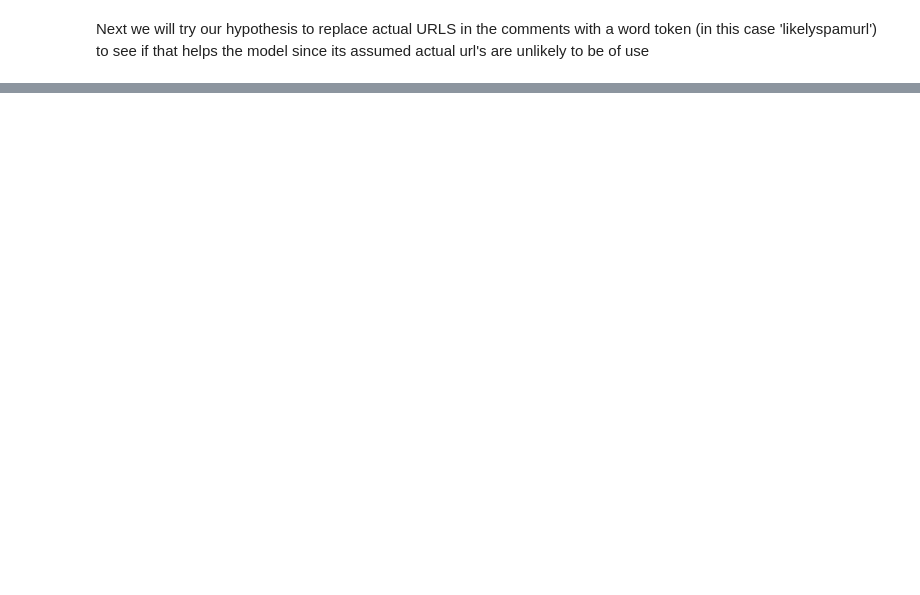
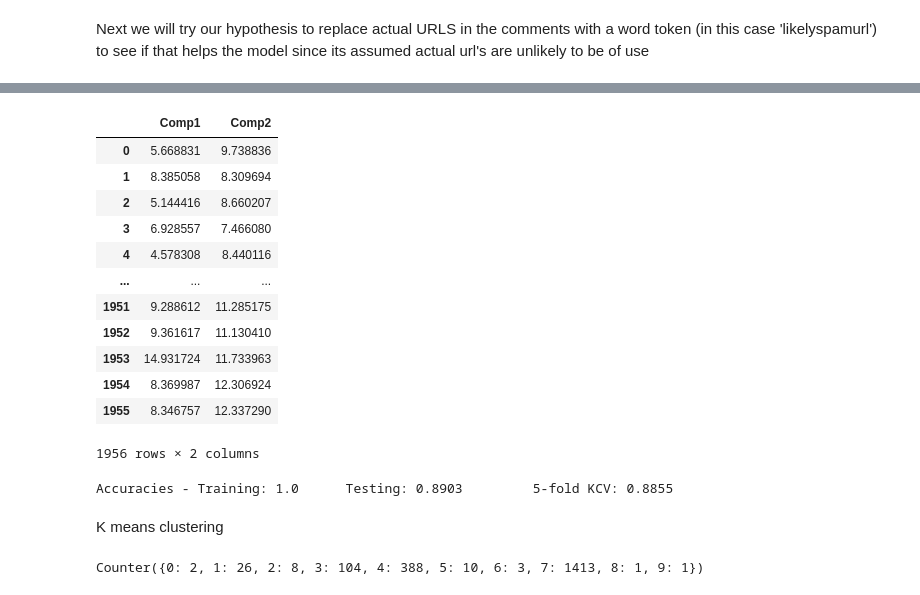
Before and after one commit to sagarwal10/kaggle-learn, a Jupyter notebook: CS67_FINAL_PROJECT.ipynb, the cells around one changed output, grey strips where cells are left out. Saved outputs shown, nothing was run; the diff lists cells and outputs as text; code cells hidden in the pictures; blank space fills up the shorter version.

```diff
--- a/CS67_FINAL_PROJECT.ipynb
+++ b/CS67_FINAL_PROJECT.ipynb
@@ -392,0 +425,2 @@ Accuracies - Training: 0.9578   Testing: 0.9031         5-fold KCV: 0.9041
+# %%
+dfYTSpam['contentandauthor'] = dfYTSpam['content'] + ' ' + dfYTSpam['author']
@@ -392,0 +571,4 @@ Accuracies - Training: 0.9578   Testing: 0.9031         5-fold KCV: 0.9041
+# %%
+!pip -q install -U sentence-transformers   # https://github.com/UKPLab/sentence-transformers
+from sentence_transformers import SentenceTransformer
+mSBERT = SentenceTransformer('xlm-r-100langs-bert-base-nli-stsb-mean-tokens')
@@ -392,0 +598,14 @@ Accuracies - Training: 0.9578   Testing: 0.9031         5-fold KCV: 0.9041
+# %%
+from sklearn.feature_extraction.text import CountVectorizer
+CntVec = CountVectorizer(binary=False, min_df=0.0, max_df=1.0)
+totalVec = CntVec.fit_transform(dfYTSpam['preprocessed_content'])
+sentence_embeddings = mSBERT.encode(dfYTSpam['preprocessed_content'])
+dfTotalVec=pd.DataFrame(sentence_embeddings)
+# %%
+import umap
+
+colors = ['r' if flag==True else 'b' for flag in dfYTSpam['class']]
+mUMAP = umap.UMAP(n_neighbors=10, min_dist=0.1, metric='correlation').fit_transform(dfTotalVec)
+dfUMAP = pd.DataFrame(mUMAP, index=dfTotalVec.index, columns=['Comp1','Comp2'])
+plt.rcParams['figure.figsize'] = [10,10]
+dfUMAP.plot.scatter('Comp1','Comp2', color=colors, grid=True, title='UMAP (2D representation) of Spam Vectors');
@@ -392,0 +614,28 @@ Accuracies - Training: 0.9578   Testing: 0.9031         5-fold KCV: 0.9041
+# %%
+dfUMAP
+# %% [output]
+|  | Comp1 | Comp2 |
+| 0 | 5.668831 | 9.738836 |
+| 1 | 8.385058 | 8.309694 |
+| 2 | 5.144416 | 8.660207 |
+| 3 | 6.928557 | 7.466080 |
+| 4 | 4.578308 | 8.440116 |
+| ... | ... | ... |
+| 1951 | 9.288612 | 11.285175 |
+| 1952 | 9.361617 | 11.130410 |
+| 1953 | 14.931724 | 11.733963 |
+| 1954 | 8.369987 | 12.306924 |
+| 1955 | 8.346757 | 12.337290 |
+1956 rows × 2 columns
+# %%
+trainVec, testVec, trainLabel, testLabel = train_test_split(dfUMAP, dfYTSpam['class'], test_size=.2, random_state=0)
+model=RandomForestClassifier(n_estimators=100, random_state=0)
+model.fit(trainVec, trainLabel)
+arrCVS = sklearn.model_selection.cross_val_score(model, trainVec, trainLabel, cv=5)
+print("Accuracies - Training: "+str(round(model.score(trainVec, trainLabel), 4))  \
+         + "\tTesting: "+str(round(model.score(testVec, testLabel),4)) + \
+         "\t\t5-fold KCV: "+str(round(np.mean(arrCVS), 4)))
+# %% [output]
+Accuracies - Training: 1.0      Testing: 0.8903         5-fold KCV: 0.8855
+# %% [markdown]
+K means clustering
@@ -392,0 +645,8 @@ Accuracies - Training: 0.9578   Testing: 0.9031         5-fold KCV: 0.9041
+# %%
+from sklearn.cluster import KMeans
+km=KMeans(n_clusters=10, random_state=0).fit(totalVec)
+
+from collections import Counter
+Counter(km.labels_)
+# %% [output]
+Counter({0: 2, 1: 26, 2: 8, 3: 104, 4: 388, 5: 10, 6: 3, 7: 1413, 8: 1, 9: 1})
```
Also changed, not shown: parts of 59 cells of this notebook.
